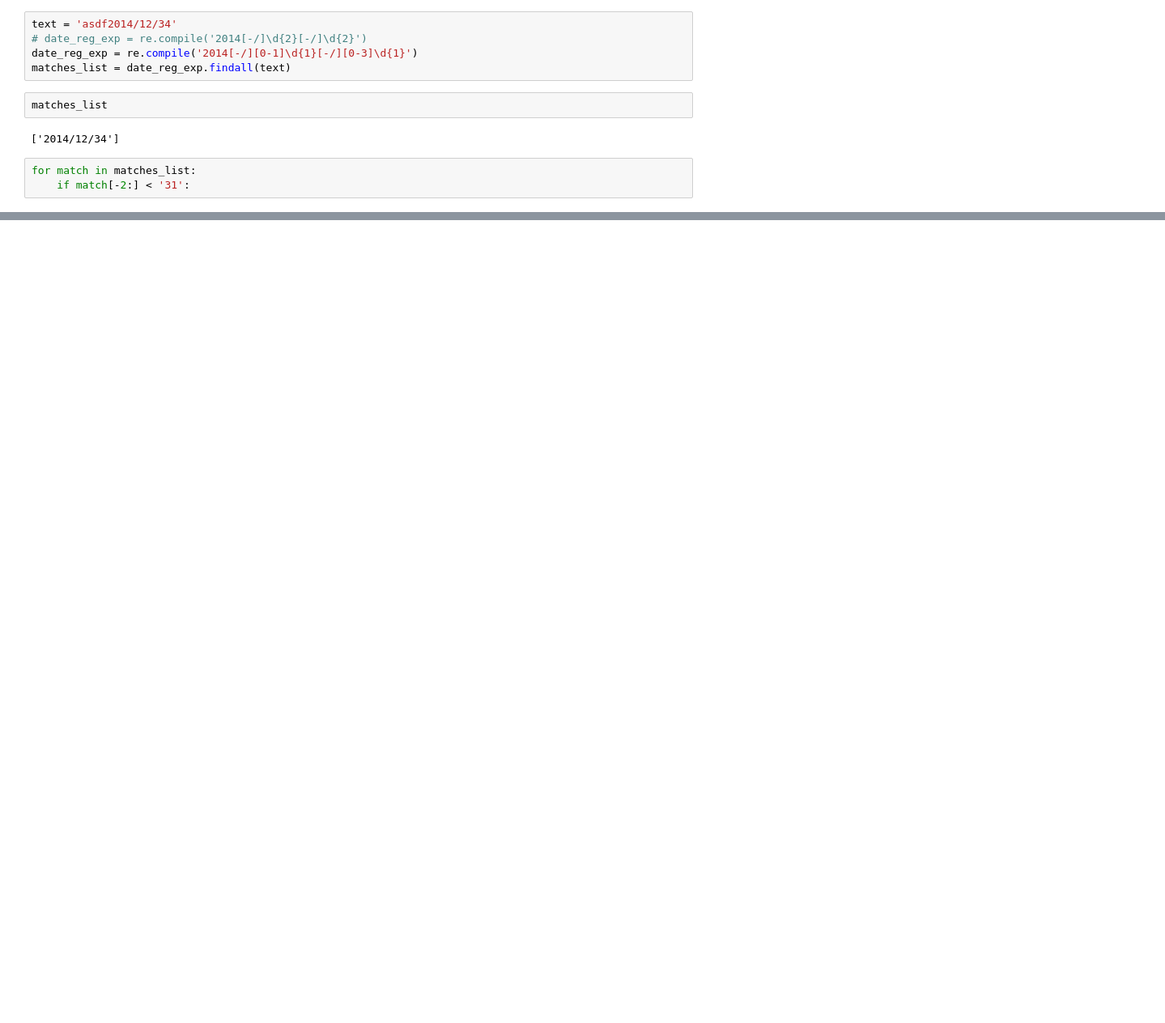
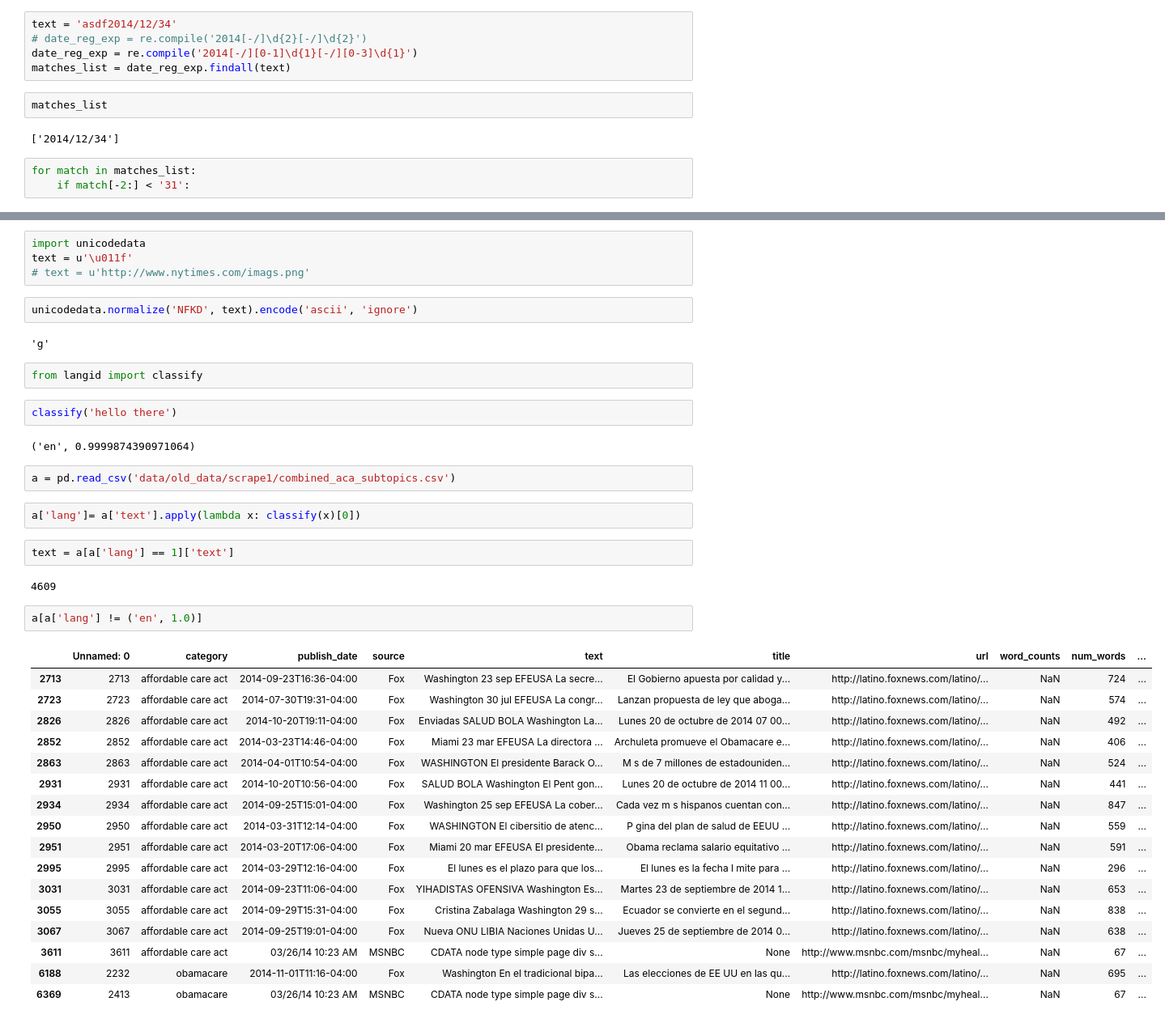
Before and after one commit to tdpetrou/News-Event-Classification, a Jupyter notebook: Exploratory notebook.ipynb, the cells around one changed output, grey strips where cells are left out. Shown at 81% size. Cells and saved outputs as stored; diff of their text form; blank space fills up the shorter version.

```diff
--- a/Exploratory notebook.ipynb
+++ b/Exploratory notebook.ipynb
@@ -761,0 +766,42 @@ for match in matches_list:
+# %%
+import unicodedata
+text = u'\u011f'
+# text = u'http://www.nytimes.com/imags.png'
+# %%
+unicodedata.normalize('NFKD', text).encode('ascii', 'ignore')
+# %% [output]
+'g'
+# %%
+from langid import classify
+# %%
+classify('hello there')
+# %% [output]
+('en', 0.9999874390971064)
+# %%
+a = pd.read_csv('data/old_data/scrape1/combined_aca_subtopics.csv')
+# %%
+a['lang']= a['text'].apply(lambda x: classify(x)[0])
+# %%
+text = a[a['lang'] == 1]['text']
+# %% [output]
+4609
+# %%
+a[a['lang'] != ('en', 1.0)]
+# %% [output]
+|  | Unnamed: 0 | category | publish_date | source | text | title | url | word_counts | num_words | ... |
+| 2713 | 2713 | affordable care act | 2014-09-23T16:36-04:00 | Fox | Washington 23 sep EFEUSA La secre... | El Gobierno apuesta por calidad y... | http://latino.foxnews.com/latino/... | NaN | 724 | ... |
+| 2723 | 2723 | affordable care act | 2014-07-30T19:31-04:00 | Fox | Washington 30 jul EFEUSA La congr... | Lanzan propuesta de ley que aboga... | http://latino.foxnews.com/latino/... | NaN | 574 | ... |
+| 2826 | 2826 | affordable care act | 2014-10-20T19:11-04:00 | Fox | Enviadas SALUD BOLA Washington La... | Lunes 20 de octubre de 2014 07 00... | http://latino.foxnews.com/latino/... | NaN | 492 | ... |
+| 2852 | 2852 | affordable care act | 2014-03-23T14:46-04:00 | Fox | Miami 23 mar EFEUSA La directora ... | Archuleta promueve el Obamacare e... | http://latino.foxnews.com/latino/... | NaN | 406 | ... |
+| 2863 | 2863 | affordable care act | 2014-04-01T10:54-04:00 | Fox | WASHINGTON El presidente Barack O... | M s de 7 millones de estadouniden... | http://latino.foxnews.com/latino/... | NaN | 524 | ... |
+| 2931 | 2931 | affordable care act | 2014-10-20T10:56-04:00 | Fox | SALUD BOLA Washington El Pent gon... | Lunes 20 de octubre de 2014 11 00... | http://latino.foxnews.com/latino/... | NaN | 441 | ... |
+| 2934 | 2934 | affordable care act | 2014-09-25T15:01-04:00 | Fox | Washington 25 sep EFEUSA La cober... | Cada vez m s hispanos cuentan con... | http://latino.foxnews.com/latino/... | NaN | 847 | ... |
+| 2950 | 2950 | affordable care act | 2014-03-31T12:14-04:00 | Fox | WASHINGTON El cibersitio de atenc... | P gina del plan de salud de EEUU ... | http://latino.foxnews.com/latino/... | NaN | 559 | ... |
+| 2951 | 2951 | affordable care act | 2014-03-20T17:06-04:00 | Fox | Miami 20 mar EFEUSA El presidente... | Obama reclama salario equitativo ... | http://latino.foxnews.com/latino/... | NaN | 591 | ... |
+| 2995 | 2995 | affordable care act | 2014-03-29T12:16-04:00 | Fox | El lunes es el plazo para que los... | El lunes es la fecha l mite para ... | http://latino.foxnews.com/latino/... | NaN | 296 | ... |
+| 3031 | 3031 | affordable care act | 2014-09-23T11:06-04:00 | Fox | YIHADISTAS OFENSIVA Washington Es... | Martes 23 de septiembre de 2014 1... | http://latino.foxnews.com/latino/... | NaN | 653 | ... |
+| 3055 | 3055 | affordable care act | 2014-09-29T15:31-04:00 | Fox | Cristina Zabalaga Washington 29 s... | Ecuador se convierte en el segund... | http://latino.foxnews.com/latino/... | NaN | 838 | ... |
+| 3067 | 3067 | affordable care act | 2014-09-25T19:01-04:00 | Fox | Nueva ONU LIBIA Naciones Unidas U... | Jueves 25 de septiembre de 2014 0... | http://latino.foxnews.com/latino/... | NaN | 638 | ... |
+| 3611 | 3611 | affordable care act | 03/26/14 10:23 AM | MSNBC | CDATA node type simple page div s... | None | http://www.msnbc.com/msnbc/myheal... | NaN | 67 | ... |
+| 6188 | 2232 | obamacare | 2014-11-01T11:16-04:00 | Fox | Washington En el tradicional bipa... | Las elecciones de EE UU en las qu... | http://latino.foxnews.com/latino/... | NaN | 695 | ... |
+| 6369 | 2413 | obamacare | 03/26/14 10:23 AM | MSNBC | CDATA node type simple page div s... | None | http://www.msnbc.com/msnbc/myheal... | NaN | 67 | ... |
```
Also changed, not shown: parts of 6 cells of this notebook, 18 other files.
